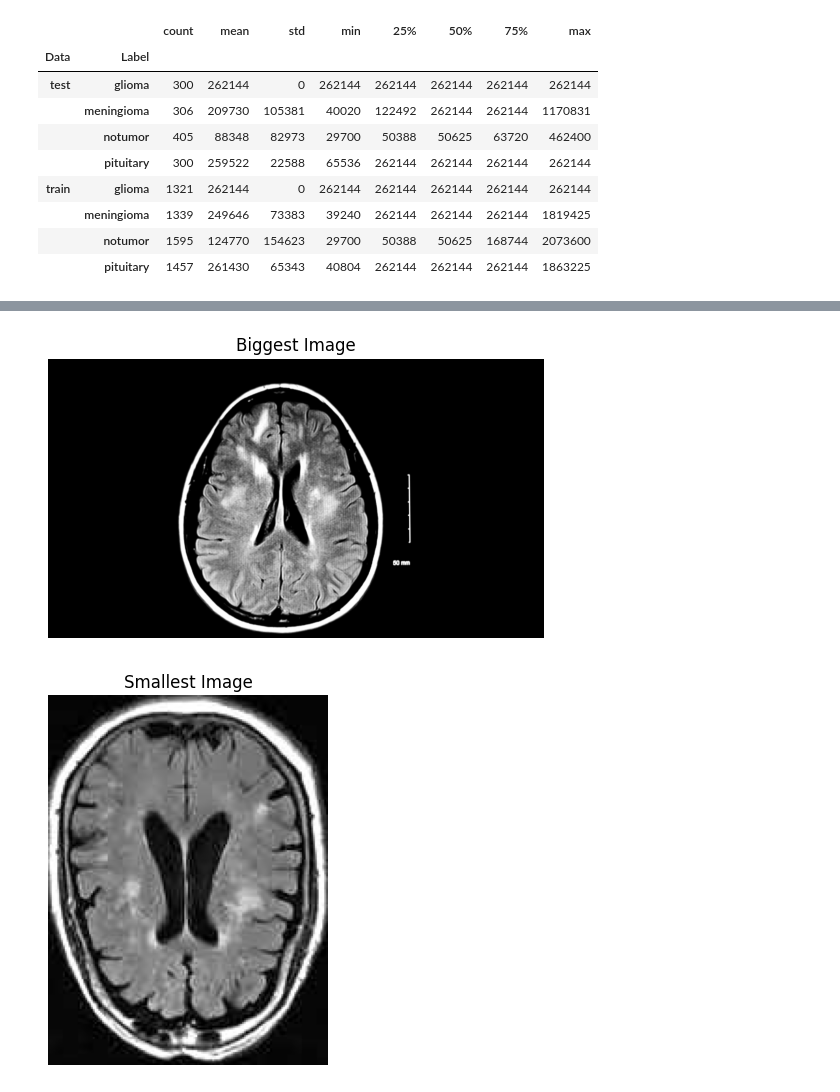
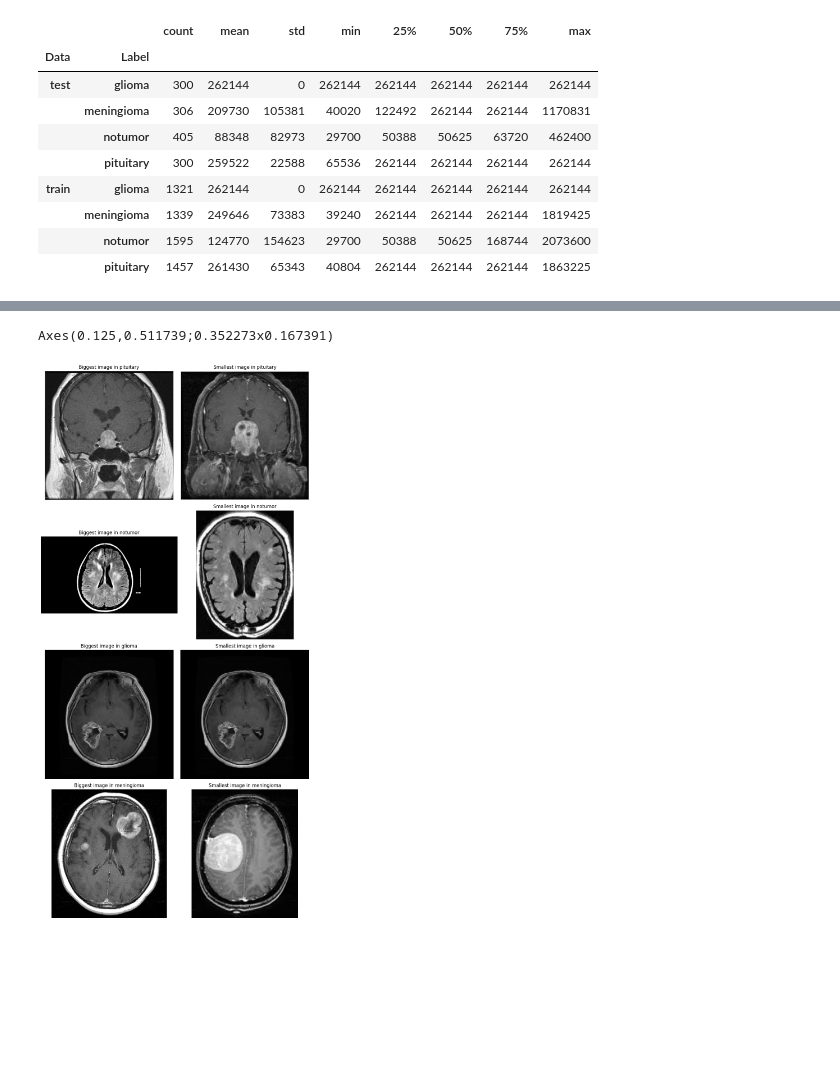
Before and after one commit to gokbuyuk/BrainTumorDetection, a Jupyter notebook: notebooks/eda.ipynb, the cells around one changed output, grey strips where cells are left out. Cells and saved outputs as stored; diff of their text form; code cells hidden in the pictures; blank space fills up the shorter version.

```diff
--- a/notebooks/eda.ipynb
+++ b/notebooks/eda.ipynb
@@ -134,9 +78,8 @@ df.head()
 # %% [markdown]
 ### EDA
 # %%
-
 # Get the counts
-grouped_counts = df.groupby('Data')['Label'].value_counts().unstack(0).fillna(0)
+grouped_counts = df.groupby('Data')['Label'].value_counts().unstack(0)
 
 # Create a figure with two subplots side by side
 fig, axes = plt.subplots(1, 2, figsize=(15, 6), sharey=True)
@@ -153,7 +96,7 @@ for i, (data_category, counts) in enumerate(grouped_counts.items()):
 plt.tight_layout()
 
 # Save the plot to a file
-plt.savefig('../reports/visualizations/label_counts_barplot.png')
+plt.savefig(os.path.join(IMAGE_DIR, 'label_counts_barplot.png'))
 
 # Show the plot
 plt.show()
@@ -199,17 +125,49 @@ Smallest Image Size: (198, 150, 3)
-# %%
-
-# Function to display an image
-def display_image(image_path, title):
-    image = cv2.imread(image_path)
-    image = cv2.cvtColor(image, cv2.COLOR_BGR2RGB)  # Convert from BGR to RGB
-    plt.imshow(image)
-    plt.title(title)
-    plt.axis('off')
-    plt.show()
-
-# Display the biggest and smallest images
-display_image(biggest_image_path, "Biggest Image")
-display_image(smallest_image_path, "Smallest Image")
-# %% [output]
-[figure, removed]
-[figure, removed]
+# %%
+def display_image(image_path, title, ax):
+    """
+    Display an image using Matplotlib.
+
+    This function reads an image from the specified file path, and then displays it
+    on a given Matplotlib Axes object. The image is displayed with the provided title
+    and with axis lines turned off.
+
+    Args:
+        image_path (str): Path to the image file to be displayed.
+        title (str): Title to be set for the subplot.
+        ax (matplotlib.axes.Axes): The Axes object in which the image will be displayed.
+
+    Returns:
+        None
+    """
+    image = cv2.imread(image_path)
+    ax.imshow(image)
+    ax.set_title(title)
+    ax.axis('off')
+
+# Group the DataFrame by 'Label' and find the indices of max and min areas
+max_area_indices = df.groupby('Label')['Area'].idxmax()
+min_area_indices = df.groupby('Label')['Area'].idxmin()
+
+# Number of unique labels
+num_labels = df['Label'].nunique()
+
+# Create subplots - two columns for each label (biggest and smallest)
+fig, axes = plt.subplots(num_labels, 2, figsize=(10, 5 * num_labels))
+print(axes[i, 0])
+for i, label in enumerate(df['Label'].unique()):
+    # Get the path of the image with the biggest area for this label
+    biggest_image_path = df.loc[max_area_indices[label], 'Path']
+    # Get the path of the image with the smallest area for this label
+    smallest_image_path = df.loc[min_area_indices[label], 'Path']
+
+    # Display the biggest image
+    display_image(biggest_image_path, f"Biggest image in {label}", axes[i, 0])
+    # Display the smallest image
+    display_image(smallest_image_path, f"Smallest image in {label}", axes[i, 1])
+
+plt.tight_layout()
+plt.savefig('../reports/visualizations/biggest_and_smallest_images_by_label.jpg')
+plt.show()
+# %% [output]
+Axes(0.125,0.511739;0.352273x0.167391)
+[figure, added]
```
Also changed, not shown: parts of 5 cells of this notebook.
